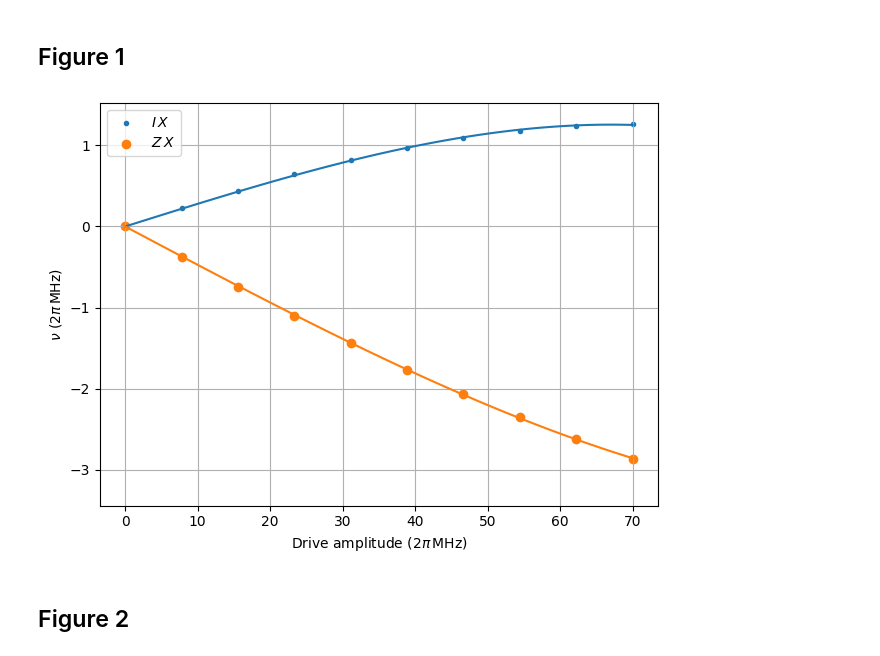
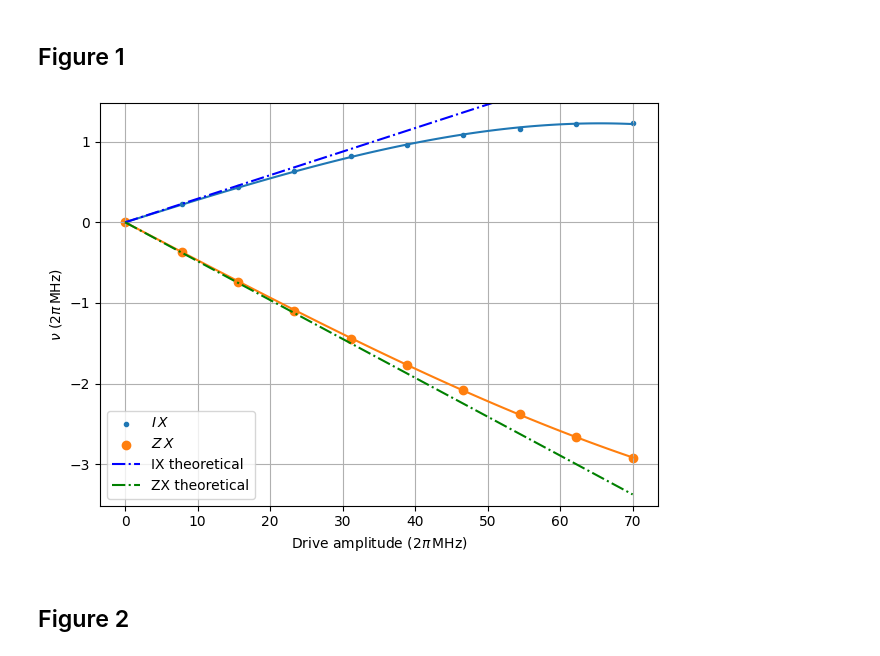
Before and after one commit to UTokyo-ICEPP/qudit-sim, a Jupyter notebook: examples/cross_resonance.ipynb, the cells around one changed output. Saved outputs shown, nothing was run; the diff lists cells and outputs as text; code cells hidden in the pictures.

```diff
--- a/examples/cross_resonance.ipynb
+++ b/examples/cross_resonance.ipynb
@@ -46,12 +52,30 @@ components_list = qudit_sim.apps.find_heff(hgen,
 physical_amplitudes = amplitudes * hgen.qudit_params('q0').drive_amplitude
 # %% [markdown]
 ## Figure 1
-# %%
-selection = [(0, 1), (3, 1)]
-qudit_sim.visualization.plot_amplitude_scan(physical_amplitudes, components_list, select_components=selection,
-                                            amp_scale=qudit_sim.FrequencyScale.MHz, compo_scale=qudit_sim.FrequencyScale.MHz);
-# %% [output]
-[figure, removed]
+# %%
+selection = [(0, 1), (3, 1)]
+plot = plot_amplitude_scan(physical_amplitudes, components_list,
+                           select_components=selection,
+                           amp_scale=FrequencyScale.MHz,
+                           compo_scale=FrequencyScale.MHz)
+ax = plot[0].axes[0]
+amp_scale = plot[3]
+freq_scale = plot[4]
+
+amps_fine = np.linspace(amplitudes[0], amplitudes[-1], 100)
+j = hgen.coupling('q0', 'q1')
+omega = hgen.qudit_params('q0').drive_amplitude
+delta = hgen.qudit_params('q0').qubit_frequency - hgen.qudit_params('q1').qubit_frequency
+alpha = hgen.qudit_params('q0').anharmonicity
+ix_linear = -j * omega / (delta + alpha) * amps_fine
+zx_linear = -j * omega / delta * (alpha / (alpha + delta)) * amps_fine
+ax.plot(amps_fine * omega / amp_scale.pulsatance_value,
+        ix_linear / freq_scale.pulsatance_value, '-.b', label='IX theoretical')
+ax.plot(amps_fine * omega / amp_scale.pulsatance_value,
+        zx_linear / freq_scale.pulsatance_value, '-.g', label='ZX theoretical')
+ax.legend();
+# %% [output]
+[figure, added]
 # %% [markdown]
 ## Figure 2
 # %%
```
Also changed, not shown: parts of 10 cells of this notebook, 4 other files.
